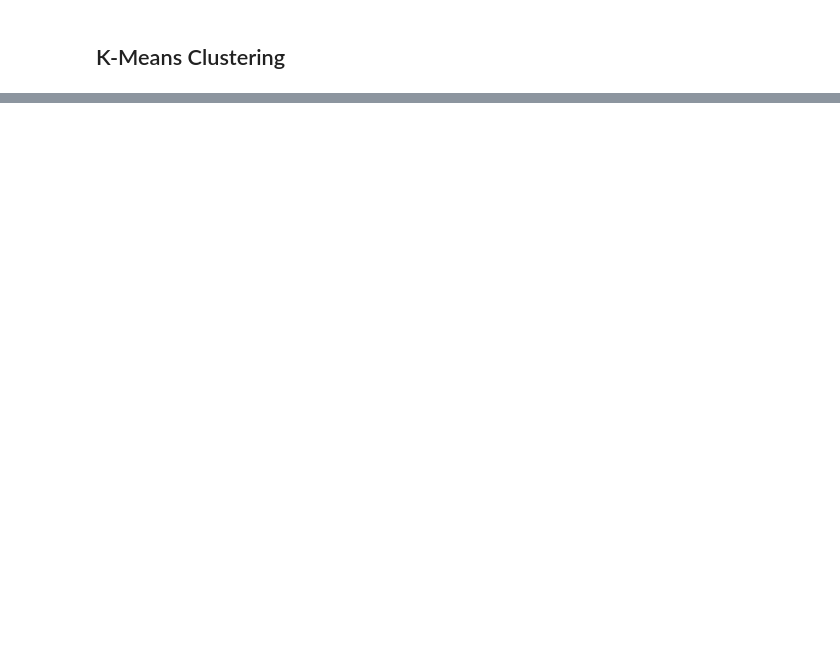
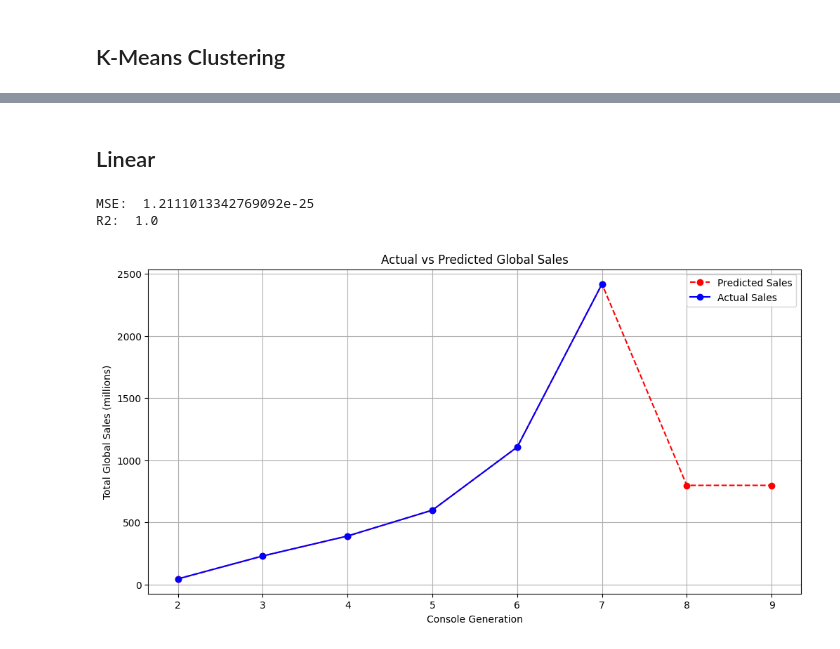
Before and after one commit to candersen114/Python2Source, a Jupyter notebook: finalproj.ipynb, the cells around one changed output, grey strips where cells are left out. Saved outputs shown, nothing was run; the diff lists cells and outputs as text; code cells hidden in the pictures; blank space fills up the shorter version.

```diff
--- a/finalproj.ipynb
+++ b/finalproj.ipynb
@@ -615,0 +662,17 @@ plt.show()
+# %%
+# The data we know to be valid is gens 2-7; use that to train the model
+gss_train = global_sales_sum[global_sales_sum["ConsoleGeneration"] < 8]
+
+# Predict Gen 8 via the 17/83 ratio of physical to digital sales
+# This will be used as a baseline against which each regression model
+# will be tested
+gss_gen8_calc = global_sales_sum[global_sales_sum["ConsoleGeneration"] == 8].copy()
+gss_gen8_calc["Est. Global Sales, 83/17% Calc (millions)"] = gss_gen8_calc["Total Global Sales (millions)"] / 0.17
+
+# Display the dataframes
+display(gss_train)
+display(gss_gen8_calc)
+
+# Create the X-feature for the gen 2-9 prediction
+x_pred_dict = {"ConsoleGeneration": [2, 3, 4, 5, 6, 7, 8, 9]}
+x_pred = pd.DataFrame(x_pred_dict)
@@ -615,0 +689,38 @@ plt.show()
+# %% [markdown]
+## Linear
+# %%
+# One-hot encode the ConsoleGeneration column
+encoder = OneHotEncoder(sparse_output=False)
+encoder.fit(x_pred)
+x_train_encoded = encoder.transform(gss_train[["ConsoleGeneration"]])
+x_pred_encoded = encoder.transform(x_pred)
+
+# Create the linear regression model
+lr = LinearRegression()
+lr.fit(x_train_encoded, gss_train["Total Global Sales (millions)"])
+
+# Test fit the model for purposes of calculating MSE and R2
+lr_test_pred = lr.predict(x_train_encoded)
+
+mse_lr = mean_squared_error(gss_train["Total Global Sales (millions)"], lr_test_pred)
+r2_lr = r2_score(gss_train["Total Global Sales (millions)"], lr_test_pred)
+print("MSE: ", mse_lr)
+print("R2: ", r2_lr)
+
+# Predict all generations based on the model
+lr_sales_pred = lr.predict(x_pred_encoded)
+
+# Plot the predictions vs actual sales
+plt.figure(figsize=(12, 6))
+plt.plot(x_pred["ConsoleGeneration"], lr_sales_pred, 'ro--', label='Predicted Sales')
+plt.plot(gss_train["ConsoleGeneration"], gss_train["Total Global Sales (millions)"], 'bo-', label='Actual Sales')
+plt.xlabel('Console Generation')
+plt.ylabel('Total Global Sales (millions)')
+plt.title('Actual vs Predicted Global Sales')
+plt.legend()
+plt.grid(True)
+plt.show()
+# %% [output]
+MSE:  1.2111013342769092e-25
+R2:  1.0
+[figure, added]
```
Also changed, not shown: parts of 11 cells of this notebook.
